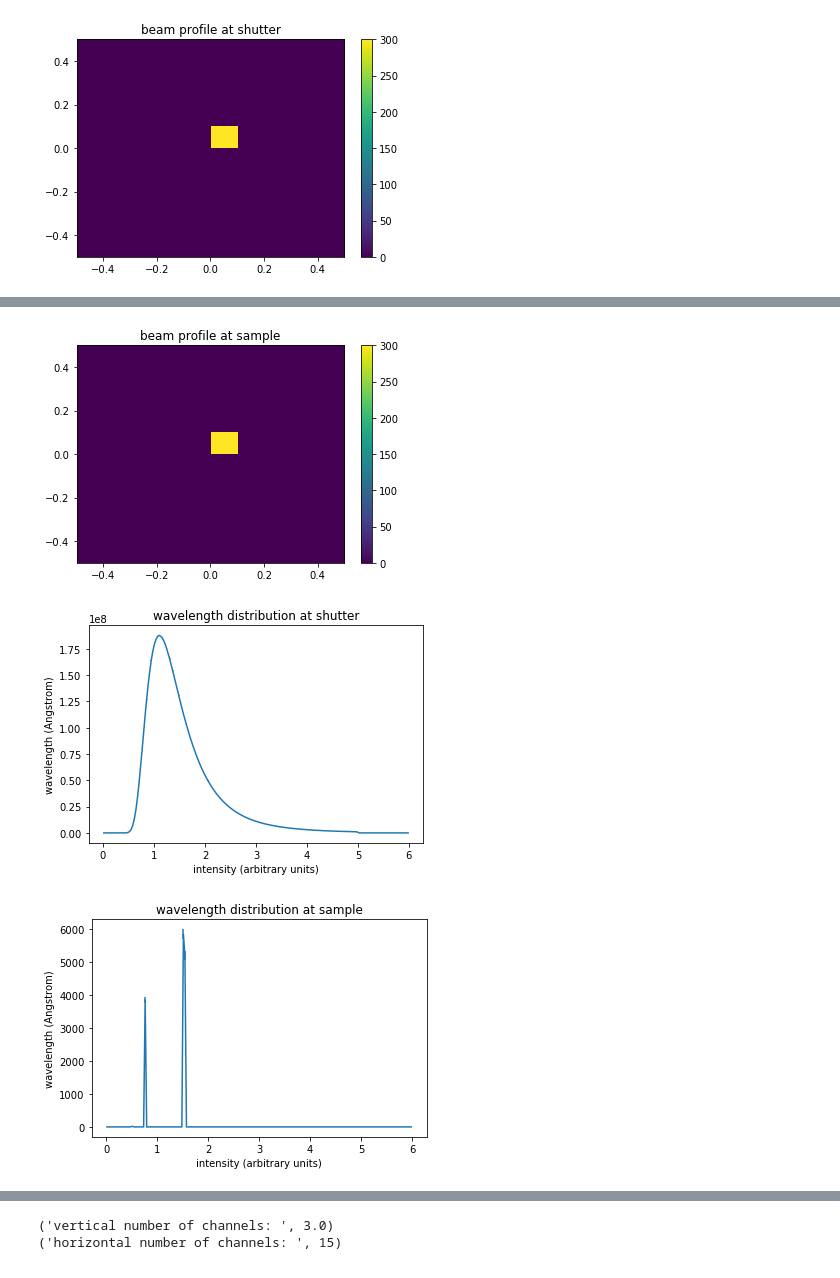
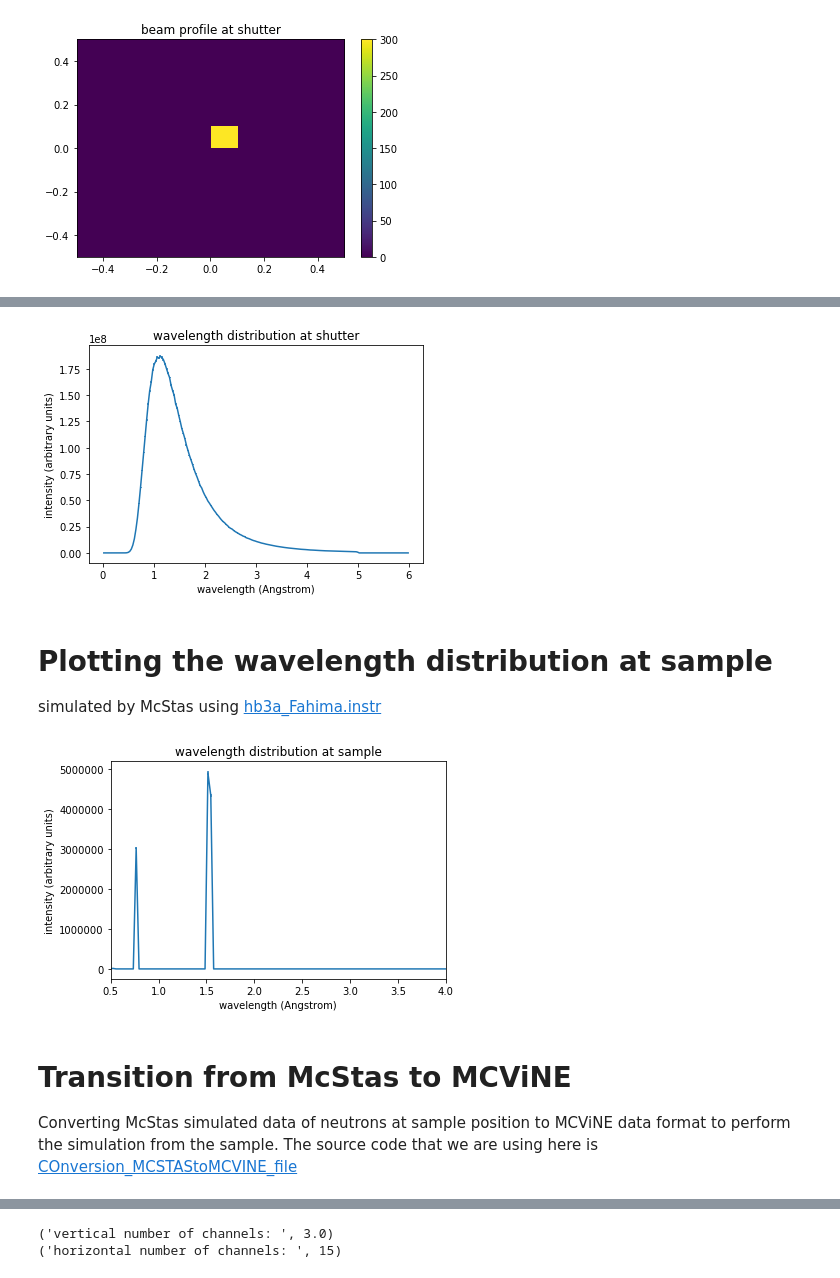
Before and after one commit to Fahima-Islam/HB3A_simulation, a Jupyter notebook: results/execution_and_visualization_of_results.ipynb, the cells around one changed output, grey strips where cells are left out. Drawn from its saved outputs; the diff is of its cells as text; code cells hidden in the pictures.

```diff
--- a/results/execution_and_visualization_of_results.ipynb
+++ b/results/execution_and_visualization_of_results.ipynb
@@ -13,31 +26,26 @@ plt.show()
 # %%
-beam_profile_sample = np.loadtxt('beam_profile_at_sample.dat')
+wavelength_distribution_shutter = np.loadtxt('wavelength_at_main_shutter_exit_ncounts_1e7.dat')
 plt.figure()
-plt.title('beam profile at sample')
-plt.hist2d(beam_profile_sample[:,0], beam_profile_sample[:,1])
-plt.colorbar()
+plt.title('wavelength distribution at shutter')
+plt.errorbar(wavelength_distribution_shutter[:,0], wavelength_distribution_shutter[:,1],
+             wavelength_distribution_shutter[:,2])
+plt.ylabel('intensity (arbitrary units)')
+plt.xlabel('wavelength (Angstrom)')
 plt.show()
 # %% [output]
-[figure, old version]
+[figure, new version]
+# %% [markdown]
+# Plotting the wavelength distribution at sample
+simulated by McStas using [hb3a_Fahima.instr](https://raw.githubusercontent.com/Fahima-Islam/HB3A_simulation/master/source_code/hb3a_Fahima.instr)
 # %%
-wavelength_distribution_shutter = np.loadtxt('wavelength_at_main_shutter_exit.dat')
+wavelength_distribution_sample = np.loadtxt('wavelength_at_sample_ncounts_1e7.dat')
 plt.figure()
-plt.title('wavelength distribution at shutter')
-plt.errorbar(wavelength_distribution_shutter[:,0], wavelength_distribution_shutter[:,1],
-             wavelength_distribution_shutter[:,2])
-plt.xlabel('intensity (arbitrary units)')
-plt.ylabel('wavelength (Angstrom)')
+plt.title('wavelength distribution at sample')
+plt.errorbar(wavelength_distribution_sample[:,0], wavelength_distribution_sample[:,1],
+             wavelength_distribution_sample[:,2])
+plt.ylabel('intensity (arbitrary units)')
+plt.xlabel('wavelength (Angstrom)')
+plt.xlim (0.5,4)
 plt.show()
 # %% [output]
-[figure, old version]
+[figure, new version]
-# %%
-wavelength_distribution_sample = np.loadtxt('wavelength_at_sample.dat')
-plt.figure()
-plt.title('wavelength distribution at sample')
-plt.errorbar(wavelength_distribution_sample[:,0], wavelength_distribution_sample[:,1],
-             wavelength_distribution_sample[:,2])
-plt.xlabel('intensity (arbitrary units)')
-plt.ylabel('wavelength (Angstrom)')
-plt.show()
-# %% [output]
-[figure, removed]
@@ -50,3 +52,6 @@ if not libpath in sys.path:
+# %% [markdown]
+# Transition from McStas to MCViNE
+Converting McStas simulated data of neutrons at sample position to MCViNE data format to perform the simulation from the sample. The source code that we are using here is [COnversion_MCSTAStoMCVINE_file](https://raw.githubusercontent.com/Fahima-Islam/HB3A_simulation/master/source_code/COnversion_MCSTAStoMCVINE_file.py)
 # %%
 from COnversion_MCSTAStoMCVINE_file import mcstas2mcvine
 
```
Also changed, not shown: parts of 25 cells of this notebook.
